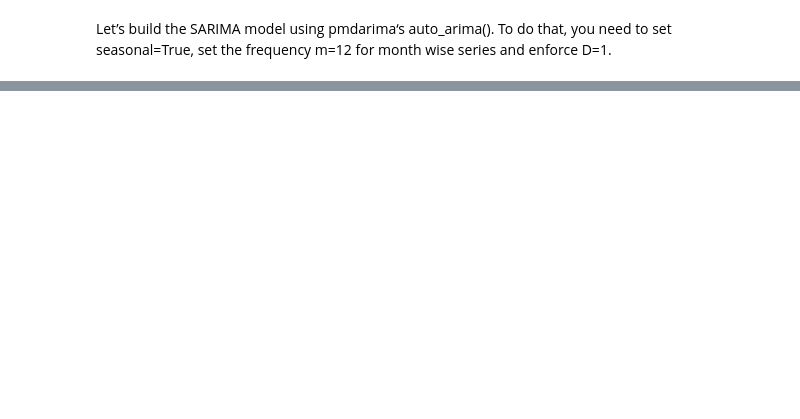
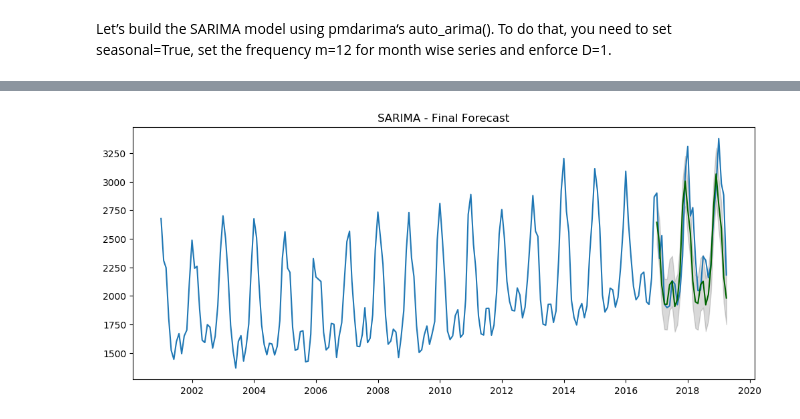
Before and after one commit to jwaliaga/NatGasDemandForcast, a Jupyter notebook: Notebooks/Wilson/DemandRegression.ipynb, the cells around one changed output, grey strips where cells are left out. Cells and saved outputs as stored; diff of their text form; code cells hidden in the pictures; blank space fills up the shorter version.

```diff
--- a/Notebooks/Wilson/DemandRegression.ipynb
+++ b/Notebooks/Wilson/DemandRegression.ipynb
@@ -608,26 +613,28 @@ plt.show()
 # %%
 # Forecast
-n_periods = 20
+n_periods = NumSta2For + 1
 fitted, confint = smodel.predict(n_periods=n_periods, return_conf_int=True)
 index_of_fc = pd.date_range(train.index[-1], periods = n_periods, freq='MS')
 
 # make series for plotting purpose
 fitted_series = pd.Series(fitted, index=index_of_fc)
 lower_series = pd.Series(confint[:, 0], index=index_of_fc)
 upper_series = pd.Series(confint[:, 1], index=index_of_fc)
 
 # Plot
 # plt.plot(data)
 plt.figure(figsize=(12,5), dpi=100)
 plt.plot(dff["Consumption(Bscf)"])
 plt.plot(fitted_series, color='darkgreen')
 plt.fill_between(lower_series.index,
                  lower_series,
                  upper_series,
                  color='k', alpha=.15)
 
 plt.title("SARIMA - Final Forecast")
 plt.show()
+# %% [output]
+[figure, added]
 # %%
 df_fitser = pd.DataFrame(fitted_series)
 df_fitser.reset_index(inplace = True)
```
Also changed, not shown: parts of 13 cells of this notebook, 4 other files.
